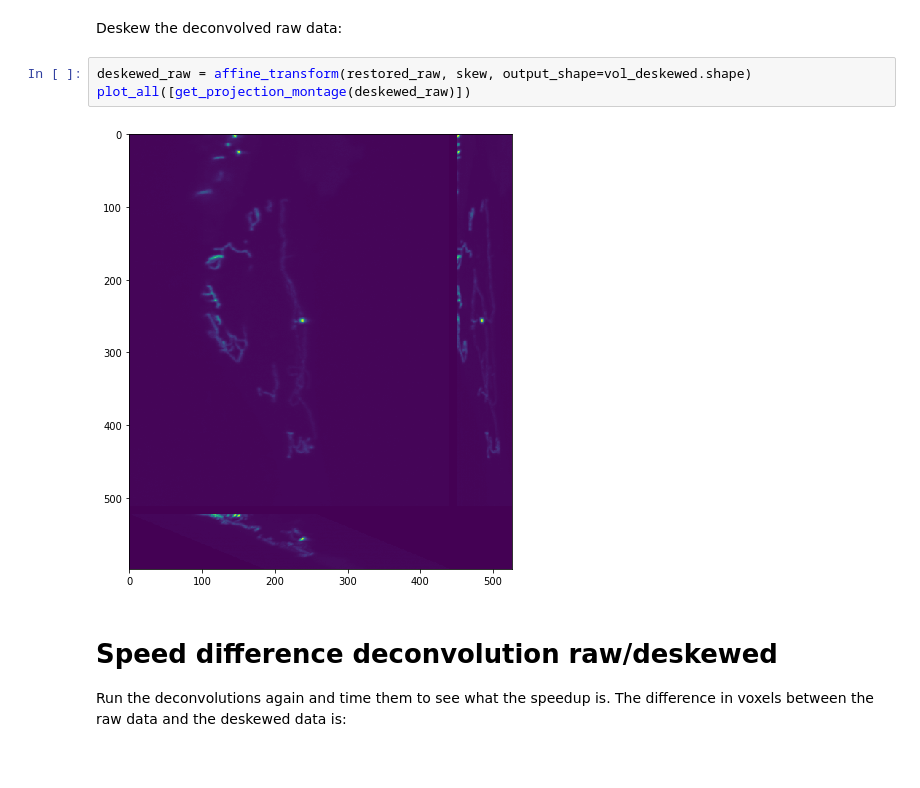
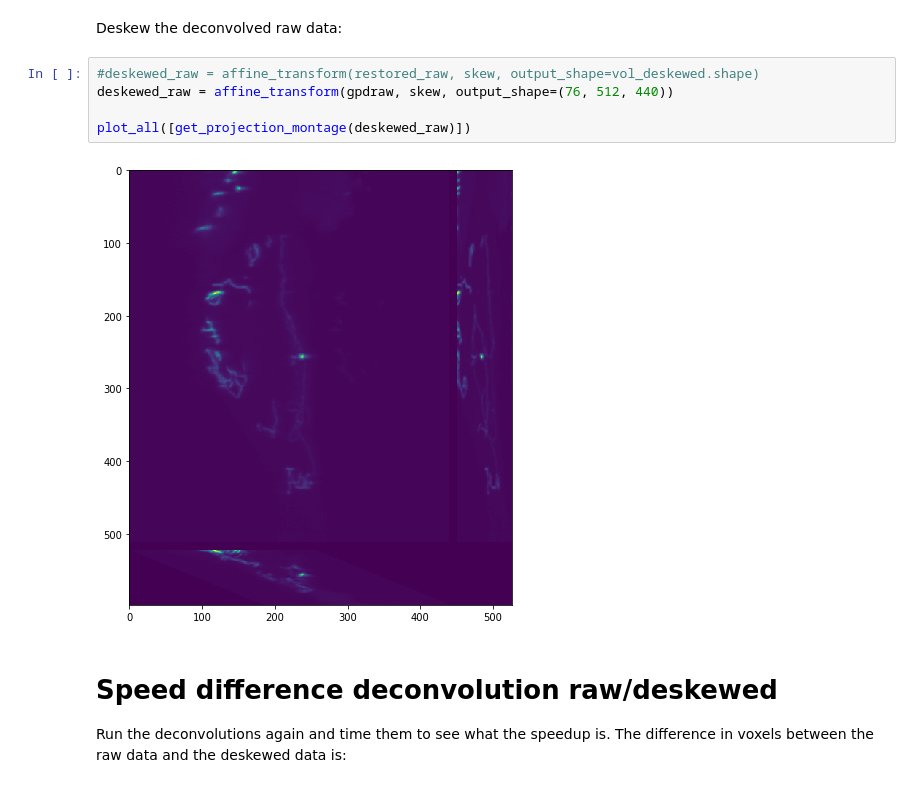
Before and after one commit to VolkerH/Lattice_Lightsheet_Deskew_Deconv, a Jupyter notebook: examples/01_Lattice_Light_Sheet_Deconvolution.ipynb, the cells around one changed output. Drawn from its saved outputs; the diff is of its cells as text.

```diff
--- a/examples/01_Lattice_Light_Sheet_Deconvolution.ipynb
+++ b/examples/01_Lattice_Light_Sheet_Deconvolution.ipynb
@@ -296,10 +303,12 @@ plot_all([get_projection_montage(restored_raw)])
 # %% [markdown]
 Deskew the deconvolved raw data:
 # %%
-deskewed_raw = affine_transform(restored_raw, skew, output_shape=vol_deskewed.shape)
+#deskewed_raw = affine_transform(restored_raw, skew, output_shape=vol_deskewed.shape)
+deskewed_raw = affine_transform(gpdraw, skew, output_shape=(76, 512, 440))
+
 plot_all([get_projection_montage(deskewed_raw)])
 # %% [output]
-[figure, old version]
+[figure, new version]
 # %% [markdown]
 # Speed difference deconvolution raw/deskewed
 
```
Also changed, not shown: parts of 9 cells of this notebook, 4 other files.
